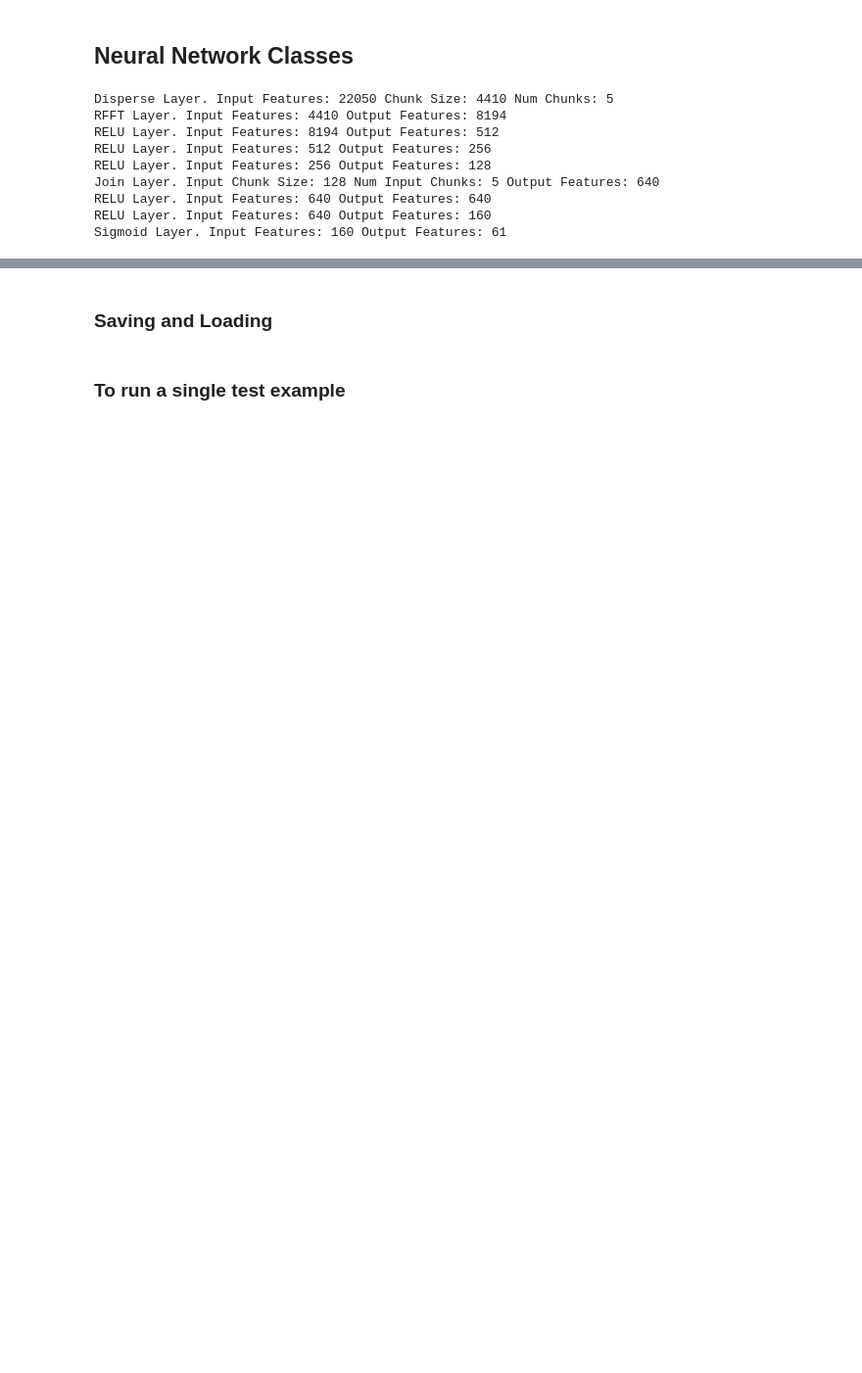
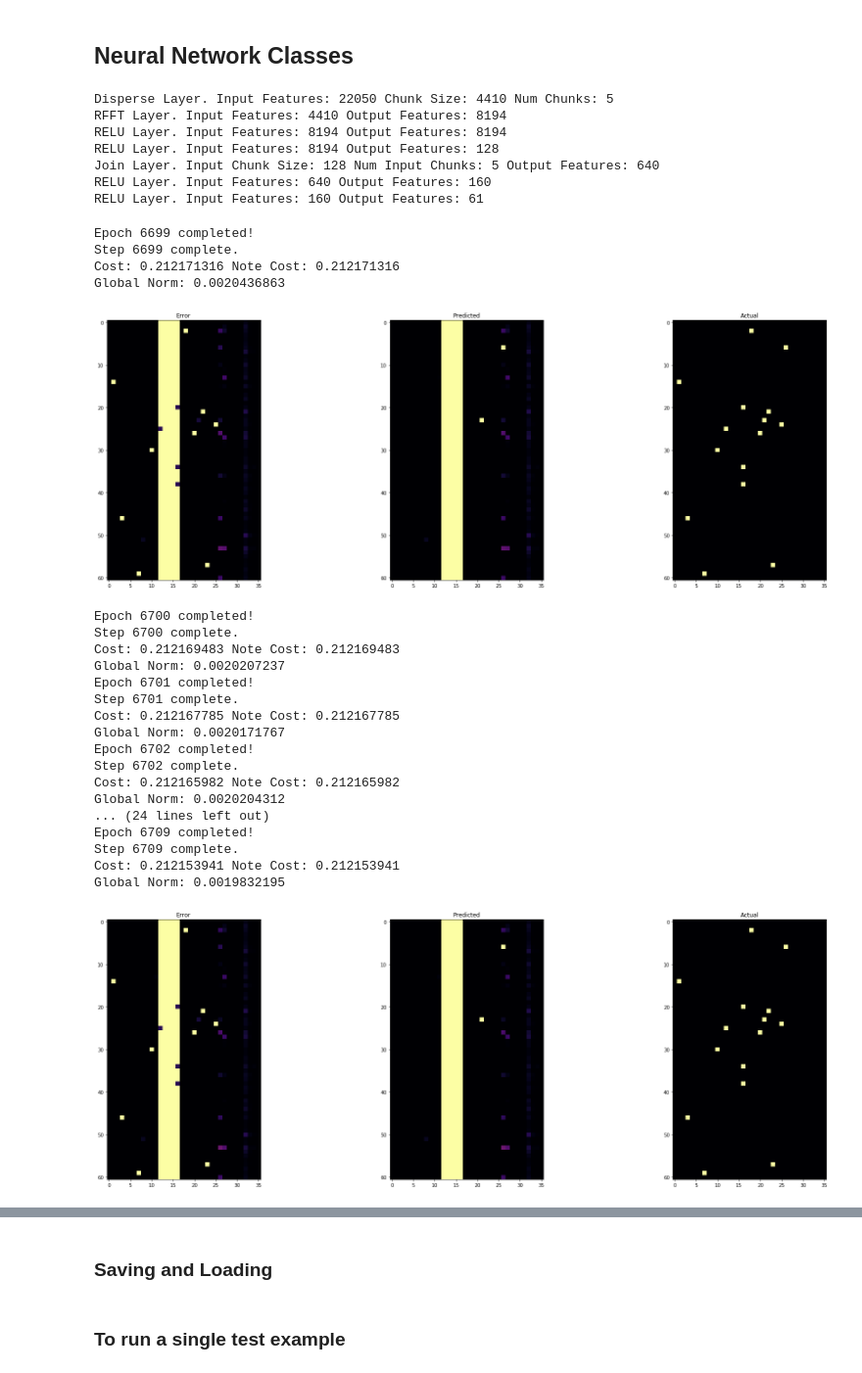
Before and after one commit to jmsmdy/sound-parse, a Jupyter notebook: Flex Net M.ipynb, the cells around one changed output, grey strips where cells are left out. Shown at 98% size. Cells and saved outputs as stored; diff of their text form; code cells hidden in the pictures; blank space fills up the shorter version.

```diff
--- a/Flex Net M.ipynb
+++ b/Flex Net M.ipynb
@@ -51,7 +51,7 @@ class Generate_Batch():
             self.batch_piano_roll[i].assign(piano_roll)
         return self.batch_audio, self.batch_piano_roll
 # %%
-batch_size = 100
+batch_size = 10
 batches_per_epoch = 1
 
 generate_batch = Generate_Batch(batch_size, 4*10, 44100, 60*10)
@@ -99,16 +99,14 @@ class Network(tf.Module):
 
         self.layers.append(RFFTLayer(self.layers[-1].chunk_size))
 
-        self.layers.append(ReluNormLayer(self.layers[-1].output_features, self.layers[-1].output_features // 16))
-        self.layers.append(ReluNormLayer(self.layers[-1].output_features, self.layers[-1].output_features // 2))
-        self.layers.append(ReluNormLayer(self.layers[-1].output_features, self.layers[-1].output_features // 2))
+        self.layers.append(ReluNormLayer(self.layers[-1].output_features, self.layers[-1].output_features))
+        self.layers.append(ReluNormLayer(self.layers[-1].output_features, self.layers[-1].output_features // 64))
 
 
         self.layers.append(JoinLayer(self.layers[-1].output_features, num_chunks))
 
-        self.layers.append(ReluNormLayer(self.layers[-1].output_features, self.layers[-1].output_features))
         self.layers.append(ReluNormLayer(self.layers[-1].output_features, self.layers[-1].output_features // 4))
-        self.layers.append(SigmoidLayer(self.layers[-1].output_features, 61))
+        self.layers.append(SigmoidNormLayer(self.layers[-1].output_features, 61))
 
 
     def save(self, path):
@@ -145,13 +143,11 @@ network = Network()
 # %% [output]
 Disperse Layer. Input Features: 22050 Chunk Size: 4410 Num Chunks: 5
 RFFT Layer. Input Features: 4410 Output Features: 8194
-RELU Layer. Input Features: 8194 Output Features: 512
-RELU Layer. Input Features: 512 Output Features: 256
-RELU Layer. Input Features: 256 Output Features: 128
+RELU Layer. Input Features: 8194 Output Features: 8194
+RELU Layer. Input Features: 8194 Output Features: 128
 Join Layer. Input Chunk Size: 128 Num Input Chunks: 5 Output Features: 640
-RELU Layer. Input Features: 640 Output Features: 640
 RELU Layer. Input Features: 640 Output Features: 160
-Sigmoid Layer. Input Features: 160 Output Features: 61
+RELU Layer. Input Features: 160 Output Features: 61
 # %%
 def clean_output(arr):
     N = arr.shape[0]
@@ -178,12 +174,13 @@ signal.signal(signal.SIGINT, signal_handler)
 
 #@tf.function
 def loss(trainable_variables, notes_actual, notes_predicted):
-    note_cost = tf.reduce_mean(-notes_actual * tf.math.log(0.00001 + notes_predicted) - (1 - notes_actual) * tf.math.log(1.00001 - notes_predicted))
-    regularization_cost = 0.0
-    for i in range(len(trainable_variables)):
-        regularization_cost +=  tf.reduce_sum(trainable_variables[i] ** 2)
-    cost = note_cost #+ (1/100000) * regularization_cost
-    tf.print('Cost:', cost, 'Note Cost:', note_cost, 'Regularization Cost:', regularization_cost)
+    note_cost1 = tf.reduce_mean((notes_actual - notes_predicted)**2)
+    #note_cost2 = tf.reduce_mean(-notes_actual * tf.math.log(10**(-6) + notes_predicted) - (1 - notes_actual) * tf.math.log((1 + 10**(-6)) -  notes_predicted))
+    #regularization_cost = 0.0
+    #for i in range(len(trainable_variables)):
+    #    regularization_cost +=  (1/100) * tf.reduce_sum(tf.math.maximum(trainable_variables[i], 0.0))
+    cost = note_cost1
+    tf.print('Cost:', cost, 'Note Cost:', note_cost1) #, 'Regularization Cost:', regularization_cost)
     return cost
 
 
@@ -200,8 +197,8 @@ def apply_grads(trainable_vars, grads, learning_rate):
     for i in range(len(grads)):
         trainable_vars[i].assign_sub(learning_rate * grads[i])
 
-#optimizer = tf.keras.optimizers.SGD(learning_rate=0.001, momentum=0.001) #, momentum=0.01) #, momentum=0.1, nesterov=True)
-optimizer=tf.keras.optimizers.SGD(learning_rate=0.001)
+#optimizer = tf.keras.optimizers.SGD(learning_rate=0.001, momentum=0.9) #, momentum=0.01) #, momentum=0.1, nesterov=True)
+#optimizer=tf.keras.optimizers.SGD(learning_rate=0.001)
 
 
 num_inst_samples = 61
@@ -210,43 +207,71 @@ quantization = 10
 length_in_beats = length_in_seconds * quantization
 
 
-learning_rate = 0.01
+learning_rate = 0.5
+beta = 0.9
 
 grads = tuple(tf.Variable(tf.zeros_like(var, dtype=tf.float32)) for var in network.trainable_variables)
+v = tuple(tf.Variable(tf.zeros_like(var, dtype=tf.float32)) for var in network.trainable_variables)
 
 i = -1
 while keep_going:
     i += 1
-    if i % 100 == 0:
+    if i % 1000 == 0:
         input_pcms, notes_actual = generate_batch()
 
     loss_value, notes_predicted, (new_grads, global_norm) = grad(network, input_pcms, notes_actual)
     print('Global Norm:', global_norm.numpy())
     for j in range(len(grads)):
         grads[j].assign_add(tf.where(tf.math.is_nan(new_grads[j]), tf.zeros_like(new_grads[j]), new_grads[j]) / batches_per_epoch)
 
     if i % 100 == 99:
         clear_output()
 
     if i % 10 == 0:
         pass
         fig = plotting.error(notes_predicted, notes_actual)
         display(fig)
         plt.close(fig)
         del fig
 
 
     if (i % batches_per_epoch) == (batches_per_epoch - 1):
+        for j in range(len(grads)):
+            v[j].assign(beta * v[j] + (1.0 - beta) * grads[j])
         apply_grads(network.trainable_variables, grads, learning_rate)
         #optimizer.apply_gradients(zip(grads, network.trainable_variables))
 
         for j in range(len(grads)):
             grads[j].assign(tf.zeros_like(network.trainable_variables[j], dtype=tf.float32))
 
         print(f'Epoch {i // batches_per_epoch} completed!')
 
     if i % 1000 == 999:
         network.save('checkpoint4')
         print('Network Parameters Saved!')
 
     print('Step', i, 'complete.')
+# %% [output]
+Epoch 6699 completed!
+Step 6699 complete.
+Cost: 0.212171316 Note Cost: 0.212171316
+Global Norm: 0.0020436863
+[figure, added]
+Epoch 6700 completed!
+Step 6700 complete.
+Cost: 0.212169483 Note Cost: 0.212169483
+Global Norm: 0.0020207237
+Epoch 6701 completed!
+Step 6701 complete.
+Cost: 0.212167785 Note Cost: 0.212167785
+Global Norm: 0.0020171767
+Epoch 6702 completed!
+Step 6702 complete.
+Cost: 0.212165982 Note Cost: 0.212165982
+Global Norm: 0.0020204312
+... (24 lines left out)
+Epoch 6709 completed!
+Step 6709 complete.
+Cost: 0.212153941 Note Cost: 0.212153941
+Global Norm: 0.0019832195
+[figure, added]
```
Also changed, not shown: parts of 1 cell of this notebook, 1 other file.
